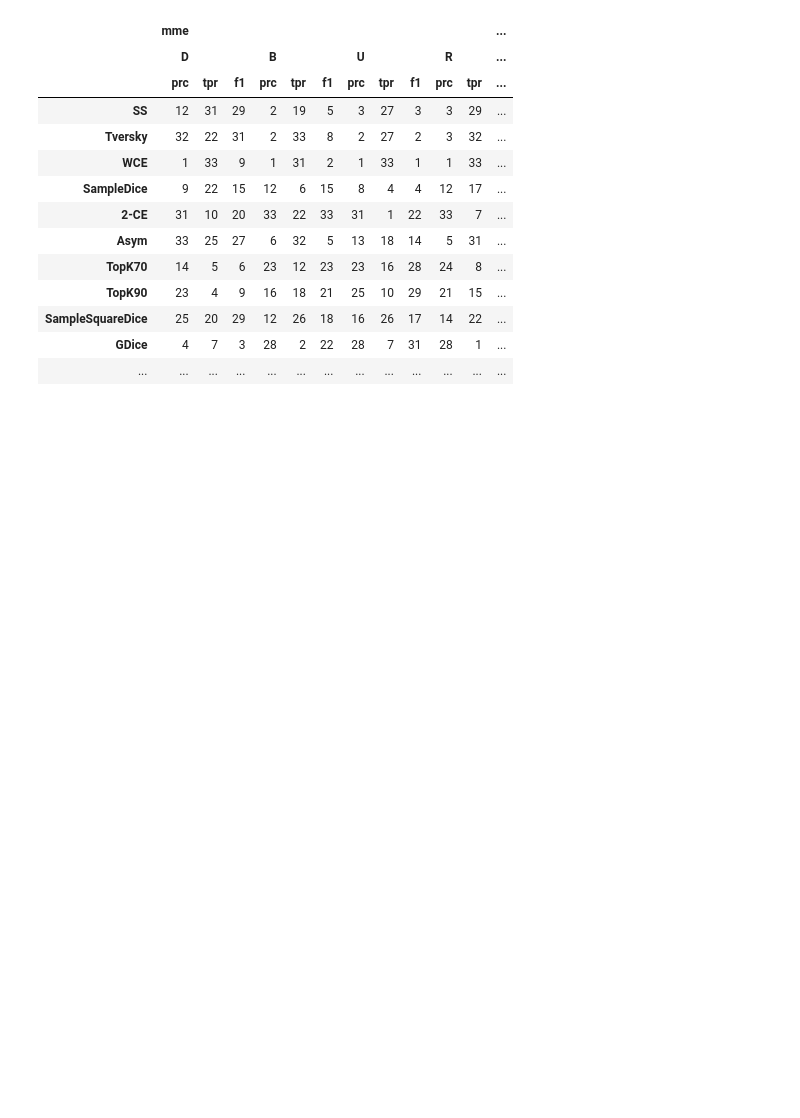
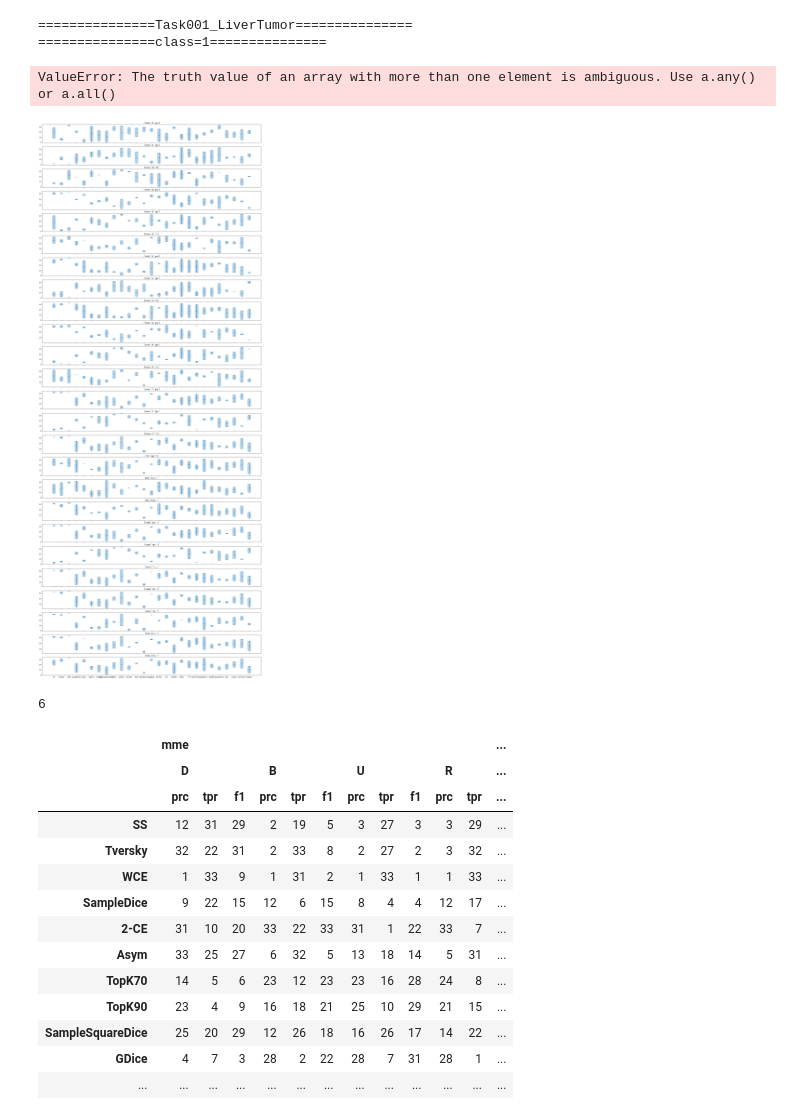
Before and after one commit to modaresimr/evalseg, a Jupyter notebook: notebooks/aggregate_res.ipynb, the cells around one changed output. Drawn from its saved outputs; the diff is of its cells as text; code cells hidden in the pictures; blank space fills up the shorter version.

Commit message:
add vialon plot

```diff
--- a/notebooks/aggregate_res.ipynb
+++ b/notebooks/aggregate_res.ipynb
@@ -100,3 +39,58 @@ TypeError: 'NoneType' object is not iterable
+# %%
+# def to_df(items,key, ):
+import pandas as pd
+pd.set_option('display.max_columns', None)
+pd.set_option("display.max_rows", None)
+
+for dataset_name,avg_rank in per_dataset_res.items():
+    print(f'==============={dataset_name}===============')
+    new_dict={p:avg_rank[p] for p in avg_rank if '2-' not in p }
+    # new_dict=evalseg.metrics.aggregator.rank(new_dict,desc=1)
+    c_df=evalseg.metrics.aggregator.to_df(new_dict)
+    for c,df in c_df.items():
+        print(f'===============class={c}===============')
+        display(df.sort_values(('nsd','t=1','')).round(1))
+
+
+
+            # conv={p:{m:final_rank[p][m][c] for m in metrics} for p in preds_rank} for c in avg_rank[preds[0]][metrics[0]]}
+# %% [output]
+===============Task001_LiverTumor===============
+===============class=1===============
+ValueError: The truth value of an array with more than one element is ambiguous. Use a.any() or a.all()
+# %%
+import evalseg
+import numpy as np
+
+df=c_df['1']
+
+fig, axes = evalseg.ui.myplt.subplots(nrows=len(df.columns), ncols=1, subplot_size=(20,2),sharex=True)
+
+# plot violin plot
+for i,col in enumerate(df.columns):
+    axes[i][0].violinplot(df[col].values,
+                  showmeans=False,
+                  showmedians=True)
+    axes[i][0].set_title(col)
+    axes[i][0].set_xticks([i+1 for i in  range(len(df.index))])
+    axes[i][0].set_xticklabels(df.index)
+# # adding horizontal grid lines
+# for ax in axes:
+#     ax.yaxis.grid(True)
+#     ax.set_xticks([y + 1 for y in range(len(all_data))])
+#     ax.set_xlabel('Four separate samples')
+#     ax.set_ylabel('Observed values')
+
+# # add x-tick labels
+# plt.setp(axes, xticks=[y + 1 for y in range(len(all_data))],
+#      xticklabels=['x1', 'x2', 'x3', 'x4'])
+# plt.show()
+# %% [output]
+[figure, added]
+# %%
+np.sum((1,2,3,))
+# %% [output]
+6
 # %%
 p=preds[0]
 m='mme'
```
Also changed, not shown: parts of 2 cells of this notebook, 16 other files.
